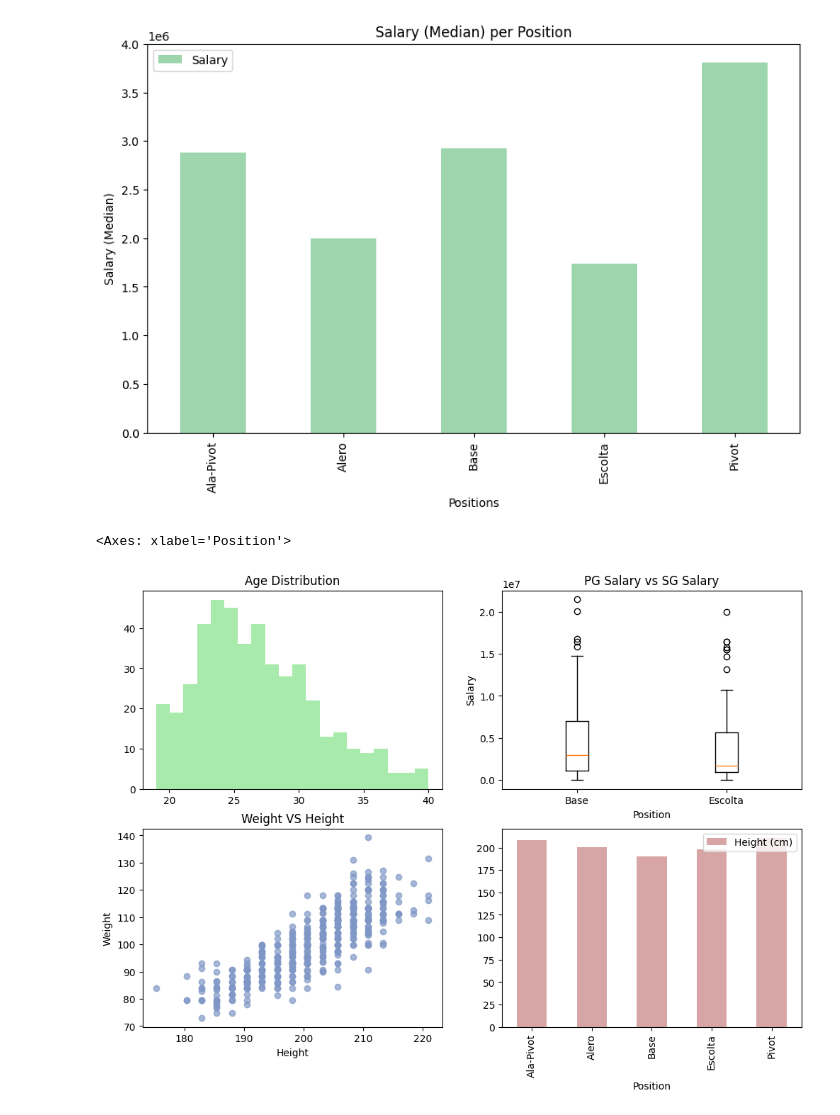
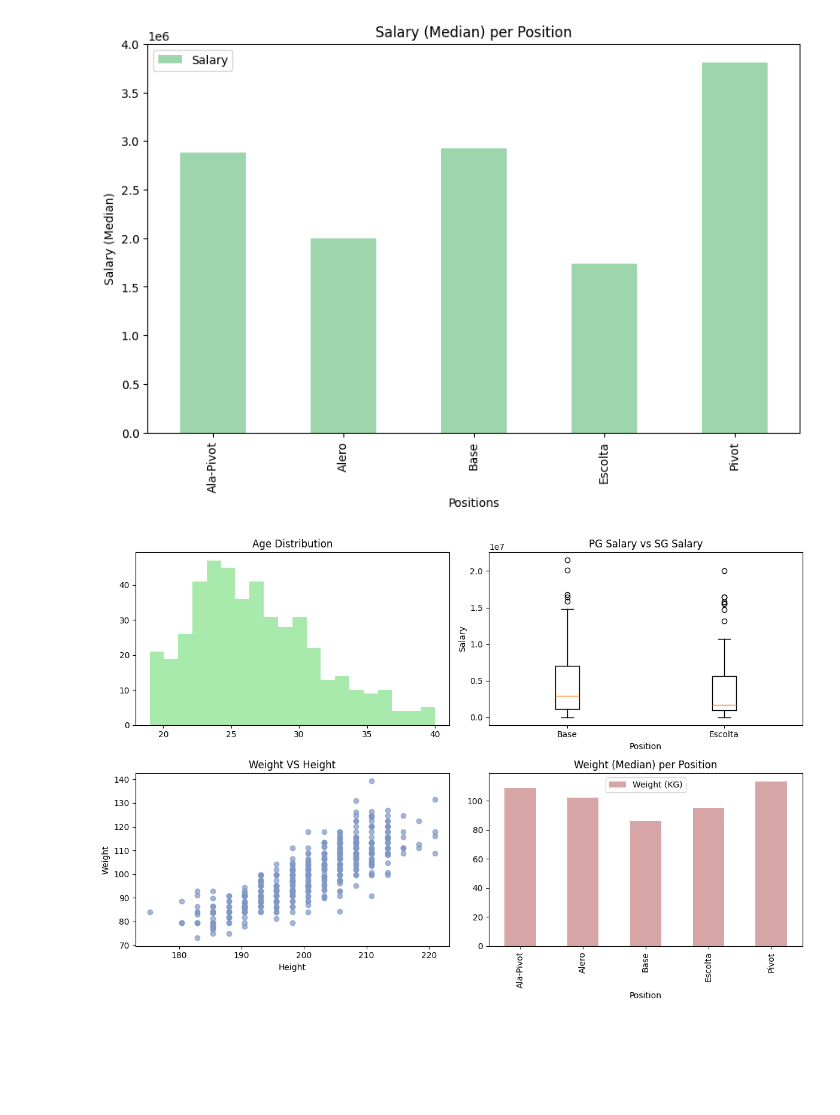
Before and after one commit to alelozanob16/Exploratory_Analysis_NBAData, a Jupyter notebook: exploratoy_analysis.ipynb, the cells around one changed output. Saved outputs shown, nothing was run; the diff lists cells and outputs as text; code cells hidden in the pictures; blank space fills up the shorter version.

Commit message:
Some displays and other exploratoy methods have been made

```diff
--- a/exploratoy_analysis.ipynb
+++ b/exploratoy_analysis.ipynb
@@ -240,28 +247,30 @@ plt.ylabel("Salary (Median)")
 Text(0, 0.5, 'Salary (Median)')
 [figure]
 # %%
-# A small dashboard based on different metrics
+# A small dashboard based on different metrics based on what we have seen
 
 fig, axes = plt.subplots(2,2, figsize=(12,8))
 
 # First Graphic
 axes[0,0].hist(nba['Age'], color = "#83e288", alpha = 0.7, bins = 20)
 axes[0,0].set_title("Age Distribution")
 
 salary_base = nba[nba['Position'] == "Base"]['Salary']
 salary_escolta = nba[nba['Position'] == "Escolta"]['Salary']
 axes[0,1].boxplot([salary_base, salary_escolta], tick_labels = ['Base', 'Escolta'])
 axes[0,1].set_title("PG Salary vs SG Salary")
 axes[0,1].set_xlabel("Position")
 axes[0,1].set_ylabel("Salary")
 
 axes[1,0].scatter(nba['Height (cm)'], nba['Weight (KG)'], color = "#7f97c6", alpha = 0.7)
 axes[1,0].set_title("Weight VS Height")
 axes[1,0].set_xlabel("Height")
 axes[1,0].set_ylabel("Weight")
 
-hm = nba.groupby('Position').agg({'Height (cm)' : 'median'})
+hm = nba.groupby('Position').agg({'Weight (KG)' : 'median'})
 hm.plot(ax=axes[1,1], kind="bar", color="#c67f7f", alpha = 0.7)
+plt.title("Weight (Median) per Position")
+plt.tight_layout()
+plt.show()
 # %% [output]
-<Axes: xlabel='Position'>
-[figure, old version]
+[figure, new version]
```
Also changed, not shown: parts of 8 cells of this notebook, 2 other files.
